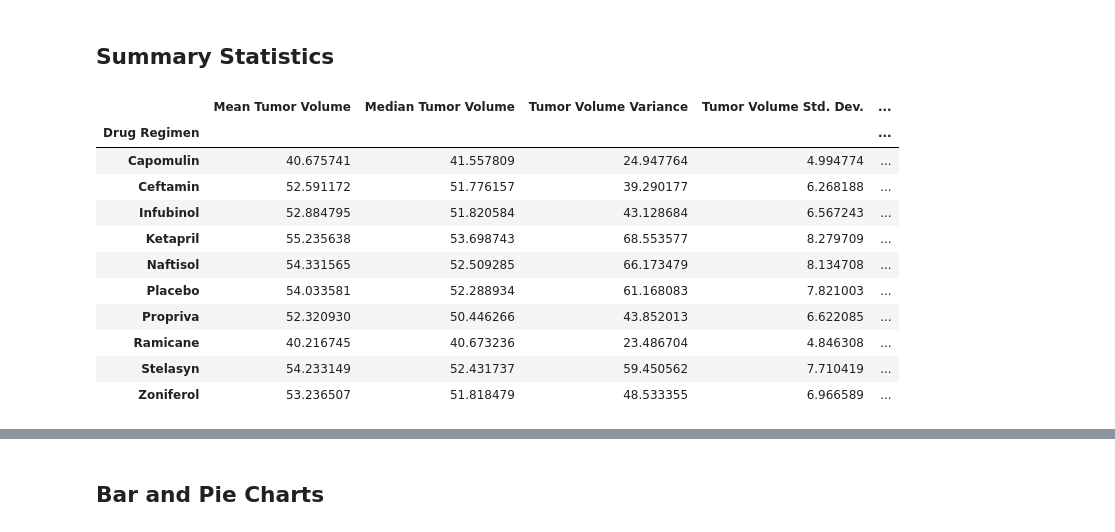
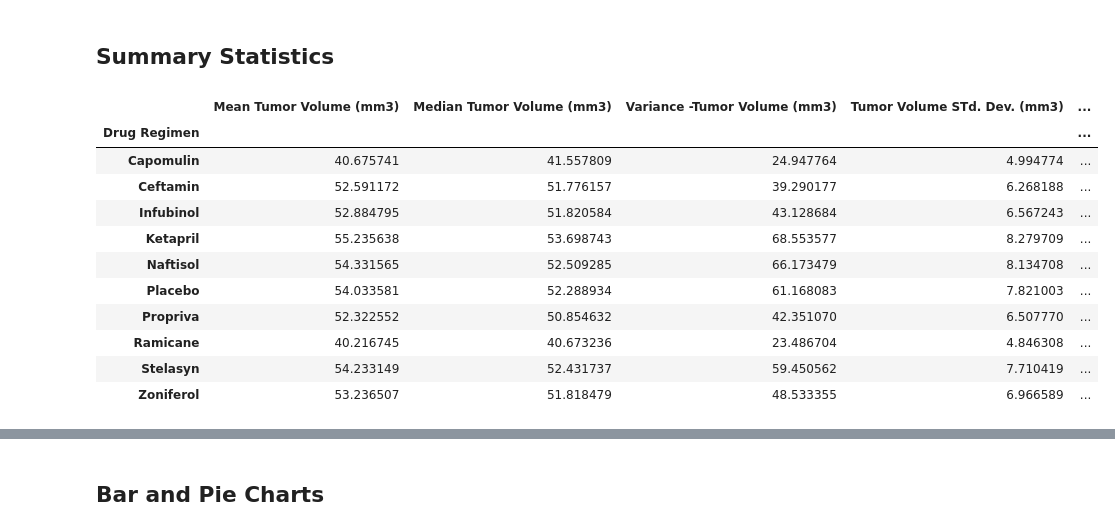
Before and after one commit to TheuriM/Matplotlib_Challenge, a Jupyter notebook: pymaceuticals_starter.ipynb, the cells around one changed output, grey strips where cells are left out. Drawn from its saved outputs; the diff is of its cells as text; code cells hidden in the pictures.

```diff
--- a/pymaceuticals_starter.ipynb
+++ b/pymaceuticals_starter.ipynb
@@ -83,11 +87,28 @@ duplicate_ID_Data
 # %%
 # Generate a summary statistics table of mean, median, variance, standard deviation, and SEM of the tumor volume for each regimen
 
 # Use groupby and summary statistical methods to calculate the following properties of each drug regimen:
 # mean, median, variance, standard deviation, and SEM of the tumor volume.
+mean = pypharma_df.groupby("Drug Regimen")["Tumor Volume (mm3)"].mean()
+median = pypharma_df.groupby("Drug Regimen")["Tumor Volume (mm3)"].median()
+variance = pypharma_df.groupby("Drug Regimen")["Tumor Volume (mm3)"].var()
+std_dev = pypharma_df.groupby("Drug Regimen")["Tumor Volume (mm3)"] .std()
+sem = pypharma_df.groupby("Drug Regimen")["Tumor Volume (mm3)"].sem()
+
+
 # Assemble the resulting series into a single summary DataFrame.
+
+summary_df = pd.DataFrame({
+    "Mean Tumor Volume (mm3)":mean,
+    'Median Tumor Volume (mm3)': median,
+    'Variance -Tumor Volume (mm3)': variance,
+    'Tumor Volume STd. Dev. (mm3)':std_dev,
+    'Tumor Volume Std error':sem
+})
+
+summary_df
 # %% [output]
-|  | Mean Tumor Volume | Median Tumor Volume | Tumor Volume Variance | Tumor Volume Std. Dev. | ... |
+|  | Mean Tumor Volume (mm3) | Median Tumor Volume (mm3) | Variance -Tumor Volume (mm3) | Tumor Volume STd. Dev. (mm3) | ... |
 | Drug Regimen |  |  |  |  | ... |
 | Capomulin | 40.675741 | 41.557809 | 24.947764 | 4.994774 | ... |
 | Ceftamin | 52.591172 | 51.776157 | 39.290177 | 6.268188 | ... |
@@ -95,7 +116,7 @@ duplicate_ID_Data
 | Ketapril | 55.235638 | 53.698743 | 68.553577 | 8.279709 | ... |
 | Naftisol | 54.331565 | 52.509285 | 66.173479 | 8.134708 | ... |
 | Placebo | 54.033581 | 52.288934 | 61.168083 | 7.821003 | ... |
-| Propriva | 52.320930 | 50.446266 | 43.852013 | 6.622085 | ... |
+| Propriva | 52.322552 | 50.854632 | 42.351070 | 6.507770 | ... |
 | Ramicane | 40.216745 | 40.673236 | 23.486704 | 4.846308 | ... |
 | Stelasyn | 54.233149 | 52.431737 | 59.450562 | 7.710419 | ... |
 | Zoniferol | 53.236507 | 51.818479 | 48.533355 | 6.966589 | ... |
```
Also changed, not shown: parts of 9 cells of this notebook.
